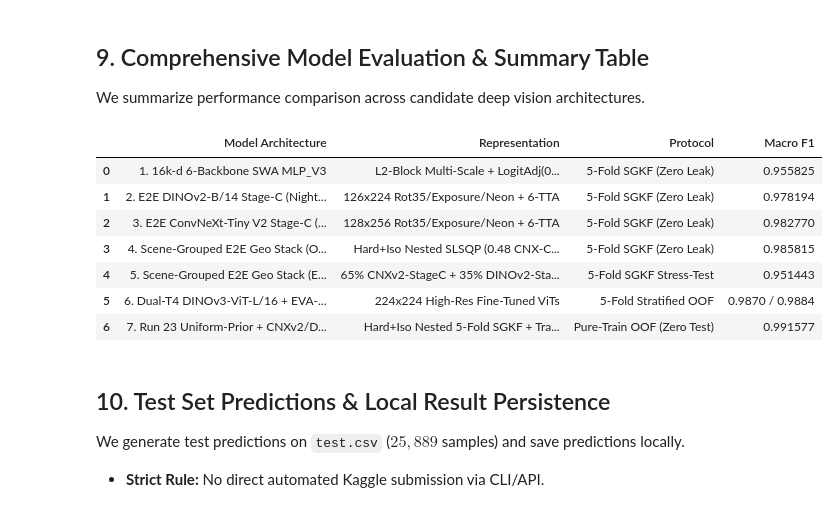
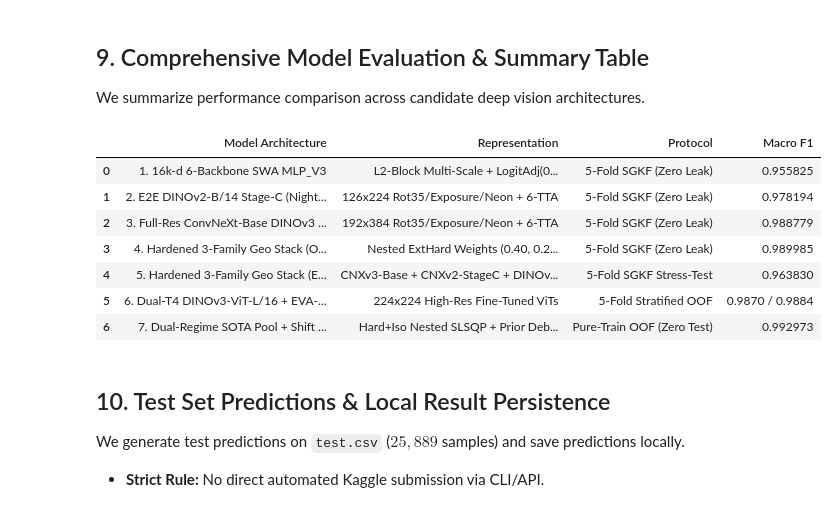
Before and after one commit to Palapluem/ml00x, a Jupyter notebook: task4/task4_game_title_detection.ipynb, the cells around one changed output. Cells and saved outputs as stored; diff of their text form; code cells hidden in the pictures.

Commit message:
feat(task4): Run 24 Dual-Regime SOTA Fusion CNXv3+DINOv3L (#80)

```diff
--- a/task4/task4_game_title_detection.ipynb
+++ b/task4/task4_game_title_detection.ipynb
@@ -577,23 +671,23 @@ We summarize performance comparison across candidate deep vision architectures.
 # %%
 summary_table = pd.DataFrame([
     {'Model Architecture': '1. 16k-d 6-Backbone SWA MLP_V3', 'Representation': 'L2-Block Multi-Scale + LogitAdj(0.30)', 'Protocol': '5-Fold SGKF (Zero Leak)', 'Macro F1': f"{model_f1['SGKF 16k-MLP V3']:.6f}"},
-    {'Model Architecture': '2. E2E DINOv2-B/14 Stage-C (Nightmare-Hardened)', 'Representation': '126x224 Rot35/Exposure/Neon + 6-TTA', 'Protocol': '5-Fold SGKF (Zero Leak)', 'Macro F1': f"{model_f1['SGKF DINOv2-B/14 Stage-C (Nightmare)']:.6f}"},
-    {'Model Architecture': '3. E2E ConvNeXt-Tiny V2 Stage-C (Nightmare-Hardened)', 'Representation': '128x256 Rot35/Exposure/Neon + 6-TTA', 'Protocol': '5-Fold SGKF (Zero Leak)', 'Macro F1': f"{model_f1['SGKF ConvNeXt-Tiny V2 Stage-C (Nightmare)']:.6f}"},
-    {'Model Architecture': '4. Scene-Grouped E2E Geo Stack (Orig)', 'Representation': f"Hard+Iso Nested SLSQP ({w_e2e_3[0]:.2f} CNX-C + {w_e2e_3[1]:.2f} DINOv2-C + {w_e2e_3[2]:.2f} MLP)", 'Protocol': '5-Fold SGKF (Zero Leak)', 'Macro F1': f"{val_macro_f1:.6f}"},
-    {'Model Architecture': '5. Scene-Grouped E2E Geo Stack (ExtHard6 Stress)', 'Representation': '65% CNXv2-StageC + 35% DINOv2-StageC ExtHard6', 'Protocol': '5-Fold SGKF Stress-Test', 'Macro F1': f"{corr_macro_f1:.6f}"},
+    {'Model Architecture': '2. E2E DINOv2-B/14 Stage-C (Nightmare)', 'Representation': '126x224 Rot35/Exposure/Neon + 6-TTA', 'Protocol': '5-Fold SGKF (Zero Leak)', 'Macro F1': f"{model_f1['SGKF DINOv2-B/14 Stage-C (Nightmare)']:.6f}"},
+    {'Model Architecture': '3. Full-Res ConvNeXt-Base DINOv3 (Hardened)', 'Representation': '192x384 Rot35/Exposure/Neon + 6-TTA', 'Protocol': '5-Fold SGKF (Zero Leak)', 'Macro F1': f"{model_f1['Full-Res E2E CNXv3-Base (192x384, Hard6)']:.6f}"},
+    {'Model Architecture': '4. Hardened 3-Family Geo Stack (Orig)', 'Representation': f"Nested ExtHard Weights ({', '.join(f'{w:.2f}' for w in w_e2e_3)})", 'Protocol': '5-Fold SGKF (Zero Leak)', 'Macro F1': f"{val_macro_f1:.6f}"},
+    {'Model Architecture': '5. Hardened 3-Family Geo Stack (ExtHard6)', 'Representation': 'CNXv3-Base + CNXv2-StageC + DINOv2-StageC 6-TTA', 'Protocol': '5-Fold SGKF Stress-Test', 'Macro F1': f"{corr_macro_f1:.6f}"},
     {'Model Architecture': '6. Dual-T4 DINOv3-ViT-L/16 + EVA-02 Large/14', 'Representation': '224x224 High-Res Fine-Tuned ViTs', 'Protocol': '5-Fold Stratified OOF', 'Macro F1': f"{model_f1['DINOv3 ViT-L/16 (Strat OOF)']:.4f} / {model_f1['EVA-02 Large/14 (Strat OOF)']:.4f}"},
-    {'Model Architecture': '7. Run 23 Uniform-Prior + CNXv2/DINOv2 Stage-C Pool', 'Representation': f"Hard+Iso Nested 5-Fold SGKF + Train-Prior Debias(a={opt_alpha:.3f})", 'Protocol': 'Pure-Train OOF (Zero Test)', 'Macro F1': f"{all7_f1:.6f}"},
+    {'Model Architecture': '7. Dual-Regime SOTA Pool + Shift Gate + Debias', 'Representation': f"Hard+Iso Nested SLSQP + Prior Debias(a={opt_alpha:.3f})", 'Protocol': 'Pure-Train OOF (Zero Test)', 'Macro F1': f"{all7_f1:.6f}"},
 ])
 summary_table
 # %% [output]
 |  | Model Architecture | Representation | Protocol | Macro F1 |
 | 0 | 1. 16k-d 6-Backbone SWA MLP_V3 | L2-Block Multi-Scale + LogitAdj(0... | 5-Fold SGKF (Zero Leak) | 0.955825 |
 | 1 | 2. E2E DINOv2-B/14 Stage-C (Night... | 126x224 Rot35/Exposure/Neon + 6-TTA | 5-Fold SGKF (Zero Leak) | 0.978194 |
-| 2 | 3. E2E ConvNeXt-Tiny V2 Stage-C (... | 128x256 Rot35/Exposure/Neon + 6-TTA | 5-Fold SGKF (Zero Leak) | 0.982770 |
-| 3 | 4. Scene-Grouped E2E Geo Stack (O... | Hard+Iso Nested SLSQP (0.48 CNX-C... | 5-Fold SGKF (Zero Leak) | 0.985815 |
-| 4 | 5. Scene-Grouped E2E Geo Stack (E... | 65% CNXv2-StageC + 35% DINOv2-Sta... | 5-Fold SGKF Stress-Test | 0.951443 |
+| 2 | 3. Full-Res ConvNeXt-Base DINOv3 ... | 192x384 Rot35/Exposure/Neon + 6-TTA | 5-Fold SGKF (Zero Leak) | 0.988779 |
+| 3 | 4. Hardened 3-Family Geo Stack (O... | Nested ExtHard Weights (0.40, 0.2... | 5-Fold SGKF (Zero Leak) | 0.989985 |
+| 4 | 5. Hardened 3-Family Geo Stack (E... | CNXv3-Base + CNXv2-StageC + DINOv... | 5-Fold SGKF Stress-Test | 0.963830 |
 | 5 | 6. Dual-T4 DINOv3-ViT-L/16 + EVA-... | 224x224 High-Res Fine-Tuned ViTs | 5-Fold Stratified OOF | 0.9870 / 0.9884 |
-| 6 | 7. Run 23 Uniform-Prior + CNXv2/D... | Hard+Iso Nested 5-Fold SGKF + Tra... | Pure-Train OOF (Zero Test) | 0.991577 |
+| 6 | 7. Dual-Regime SOTA Pool + Shift ... | Hard+Iso Nested SLSQP + Prior Deb... | Pure-Train OOF (Zero Test) | 0.992973 |
 # %% [markdown]
 ## 10. Test Set Predictions & Local Result Persistence
 We generate test predictions on `test.csv` ($25,889$ samples) and save predictions locally.
```
Also changed, not shown: parts of 3 cells of this notebook, 16 other files.
